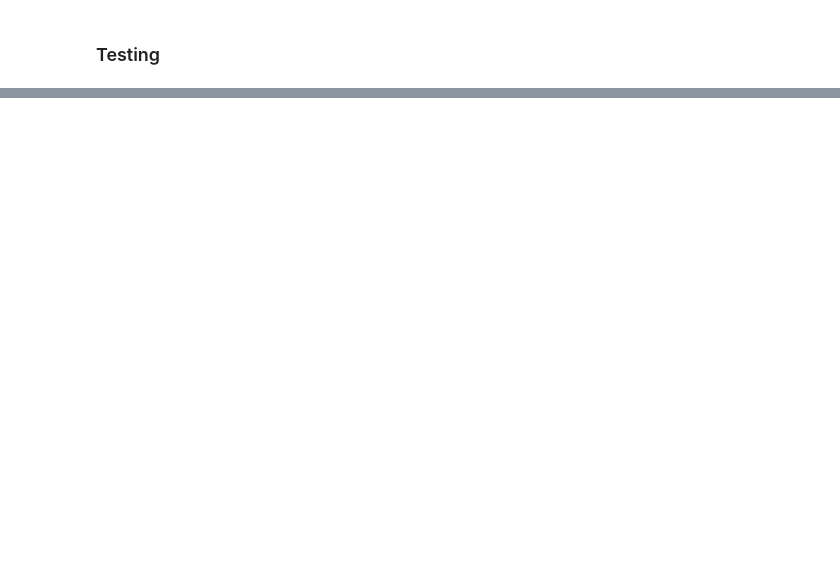
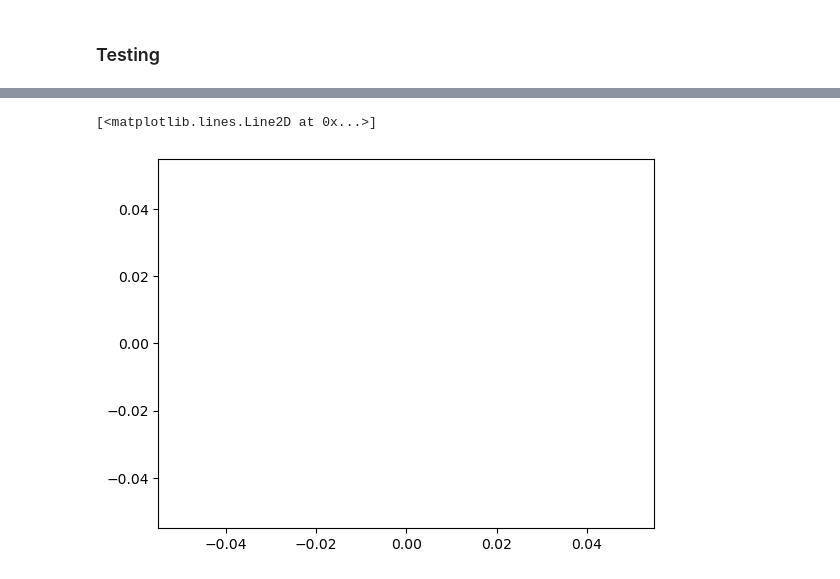
Before and after one commit to SethBushinsky/Float_oxygen_offset_GBC, a Jupyter notebook: 02_float_bgc_offsets_w_glodap.ipynb, the cells around one changed output, grey strips where cells are left out. Saved outputs shown, nothing was run; the diff lists cells and outputs as text; code cells hidden in the pictures; blank space fills up the shorter version.

```diff
--- a/02_float_bgc_offsets_w_glodap.ipynb
+++ b/02_float_bgc_offsets_w_glodap.ipynb
@@ -818 +1000,7 @@ argo_n_derived
+# %%
+plt.plot(argo_n['TEMP_ADJUSTED'])
+plt.plot(argo_n['PRES_ADJUSTED'][p,:])
+# %% [output]
+[<matplotlib.lines.Line2D at 0x...>]
+[figure, added]
 # %%
```
Also changed, not shown: parts of 19 cells of this notebook, 4 other files.
